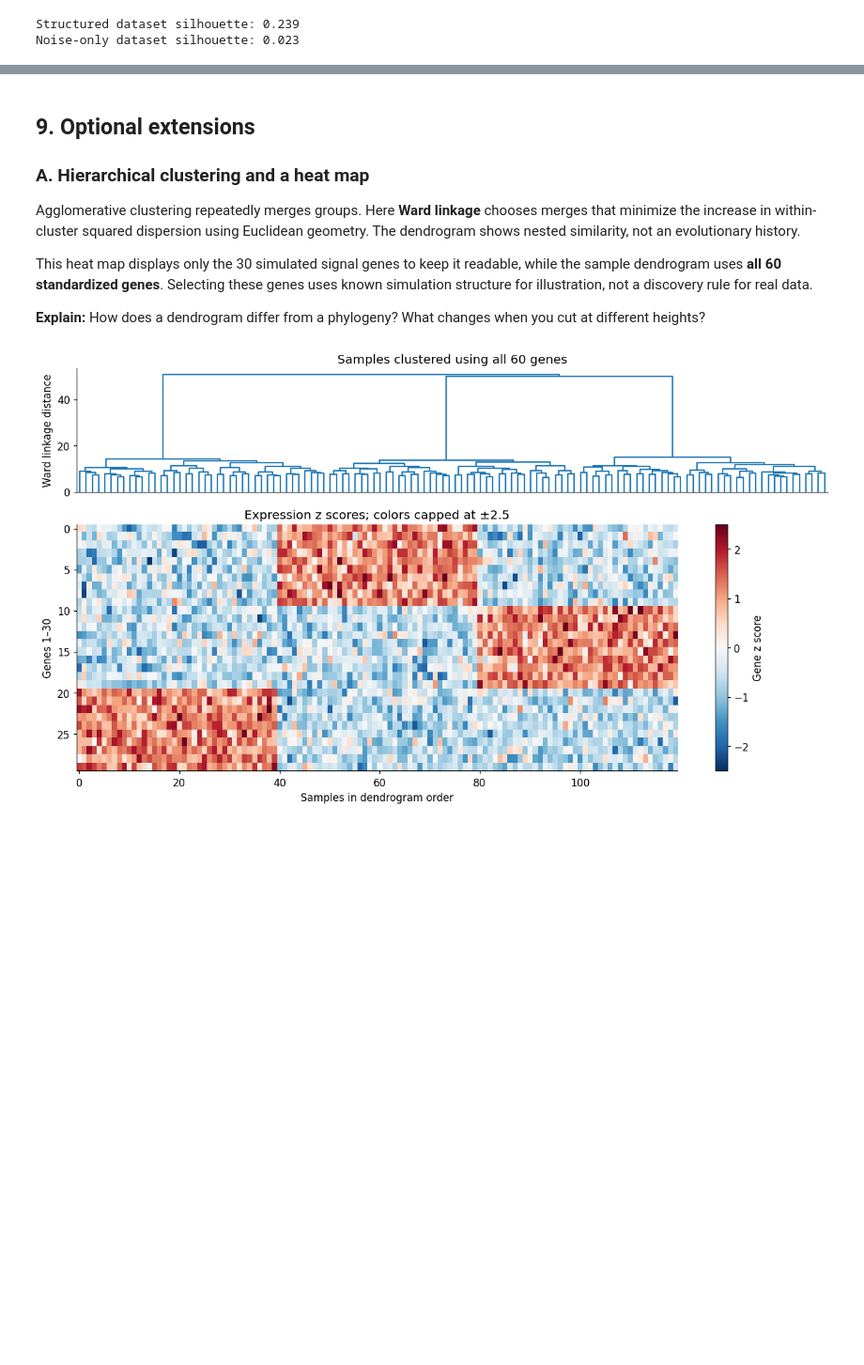
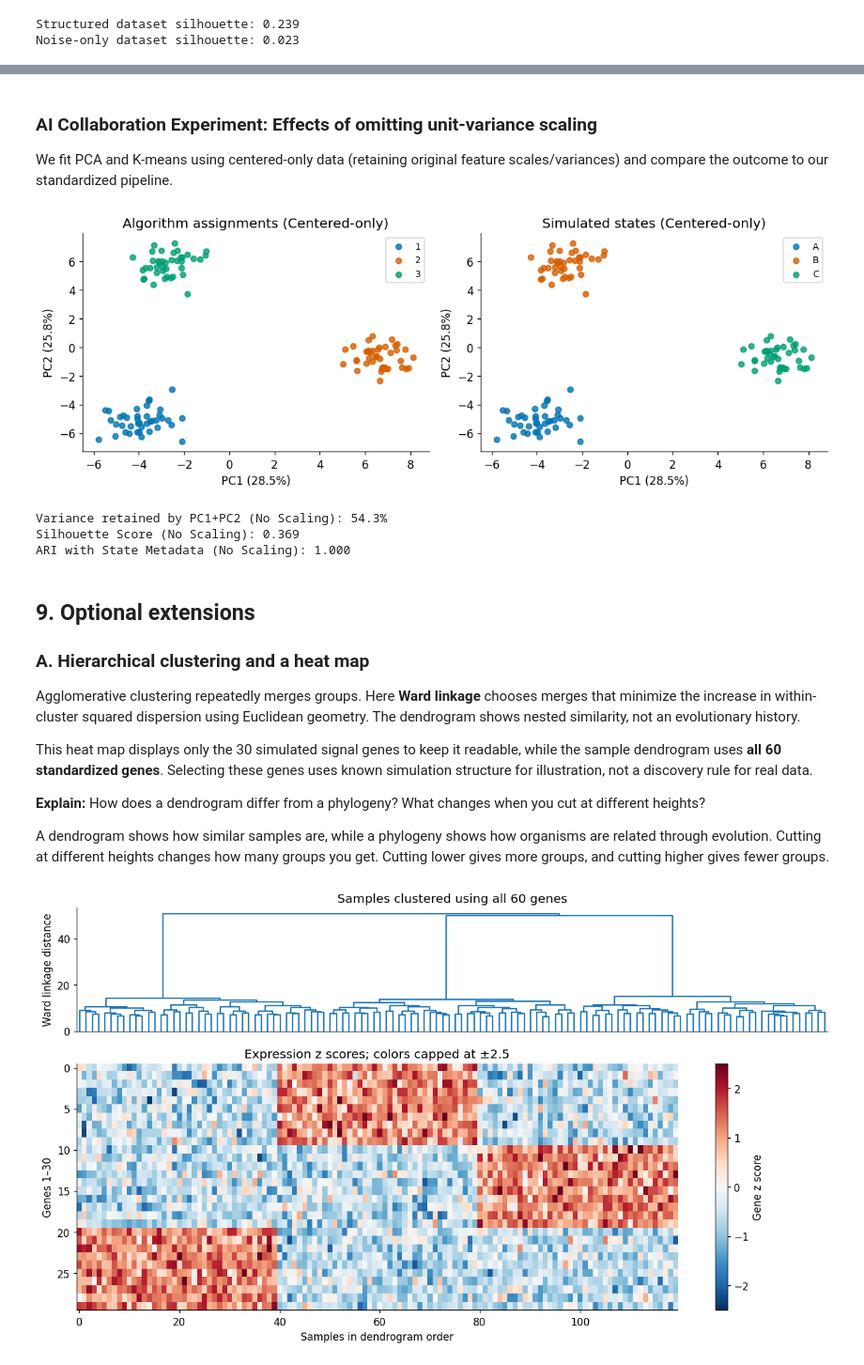
Before and after one commit to Madz2681/beginning-bioinformatics, a Jupyter notebook: Unsupervised_Learning_PCA_and_Clustering.ipynb, the cells around one changed output, grey strips where cells are left out. Shown at 94% size. Drawn from its saved outputs; the diff is of its cells as text; code cells hidden in the pictures; blank space fills up the shorter version.

```diff
--- a/Unsupervised_Learning_PCA_and_Clustering.ipynb
+++ b/Unsupervised_Learning_PCA_and_Clustering.ipynb
@@ -724,3 +729,47 @@ Answer in your own words using results from your run.
+# %% [markdown]
+### AI Collaboration Experiment: Effects of omitting unit-variance scaling
+
+We fit PCA and K-means using centered-only data (retaining original feature scales/variances) and compare the outcome to our standardized pipeline.
+# %%
+from sklearn.preprocessing import StandardScaler
+import pandas as pd
+import numpy as np
+import matplotlib.pyplot as plt
+
+# 1. Prepare centered-only matrix (without unit-variance scaling)
+X_centered = X - X.mean(axis=0)
+
+# 2. Fit PCA on centered-only data
+pca_raw = PCA(svd_solver='full').fit(X_centered)
+PC_raw = pca_raw.transform(X_centered)
+vr_raw = pca_raw.explained_variance_ratio_
+
+# 3. Fit K-Means (K=3) on centered-only data
+km_raw = KMeans(n_clusters=3, n_init=20, random_state=42).fit(X_centered)
+clusters_raw = km_raw.labels_
+
+# 4. Evaluate metrics
+silhouette_raw = silhouette_score(X_centered, clusters_raw)
+ari_state_raw = adjusted_rand_score(state, clusters_raw)
+
+# 5. Visualize
+fig, axes = plt.subplots(1, 2, figsize=(11, 4))
+scatter_groups(axes[0], PC_raw[:, :2], clusters_raw+1, 'Algorithm assignments (Centered-only)')
+scatter_groups(axes[1], PC_raw[:, :2], state, 'Simulated states (Centered-only)')
+for ax in axes:
+    ax.set_xlabel(f'PC1 ({vr_raw[0]:.1%})')
+    ax.set_ylabel(f'PC2 ({vr_raw[1]:.1%})')
+
+finish('ai_collab_no_scaling')
+
+print(f'Variance retained by PC1+PC2 (No Scaling): {sum(vr_raw[:2]):.1%}')
+print(f'Silhouette Score (No Scaling): {silhouette_raw:.3f}')
+print(f'ARI with State Metadata (No Scaling): {ari_state_raw:.3f}')
+# %% [output]
+[figure, added]
+Variance retained by PC1+PC2 (No Scaling): 54.3%
+Silhouette Score (No Scaling): 0.369
+ARI with State Metadata (No Scaling): 1.000
 # %% [markdown]
 ## 9. Optional extensions
 ### A. Hierarchical clustering and a heat map
@@ -729,6 +778,8 @@ Agglomerative clustering repeatedly merges groups. Here **Ward linkage** chooses
 This heat map displays only the 30 simulated signal genes to keep it readable, while the sample dendrogram uses **all 60 standardized genes**. Selecting these genes uses known simulation structure for illustration, not a discovery rule for real data.
 
 **Explain:** How does a dendrogram differ from a phylogeny? What changes when you cut at different heights?
+
+A dendrogram shows how similar samples are, while a phylogeny shows how organisms are related through evolution. Cutting at different heights changes how many groups you get. Cutting lower gives more groups, and cutting higher gives fewer groups.
 # %%
 tree = linkage(Z, method='ward', metric='euclidean')
 fig, axes = plt.subplots(2, 1, figsize=(12, 7), gridspec_kw={'height_ratios': [1, 2]})
```
Also changed, not shown: parts of 6 cells of this notebook.
